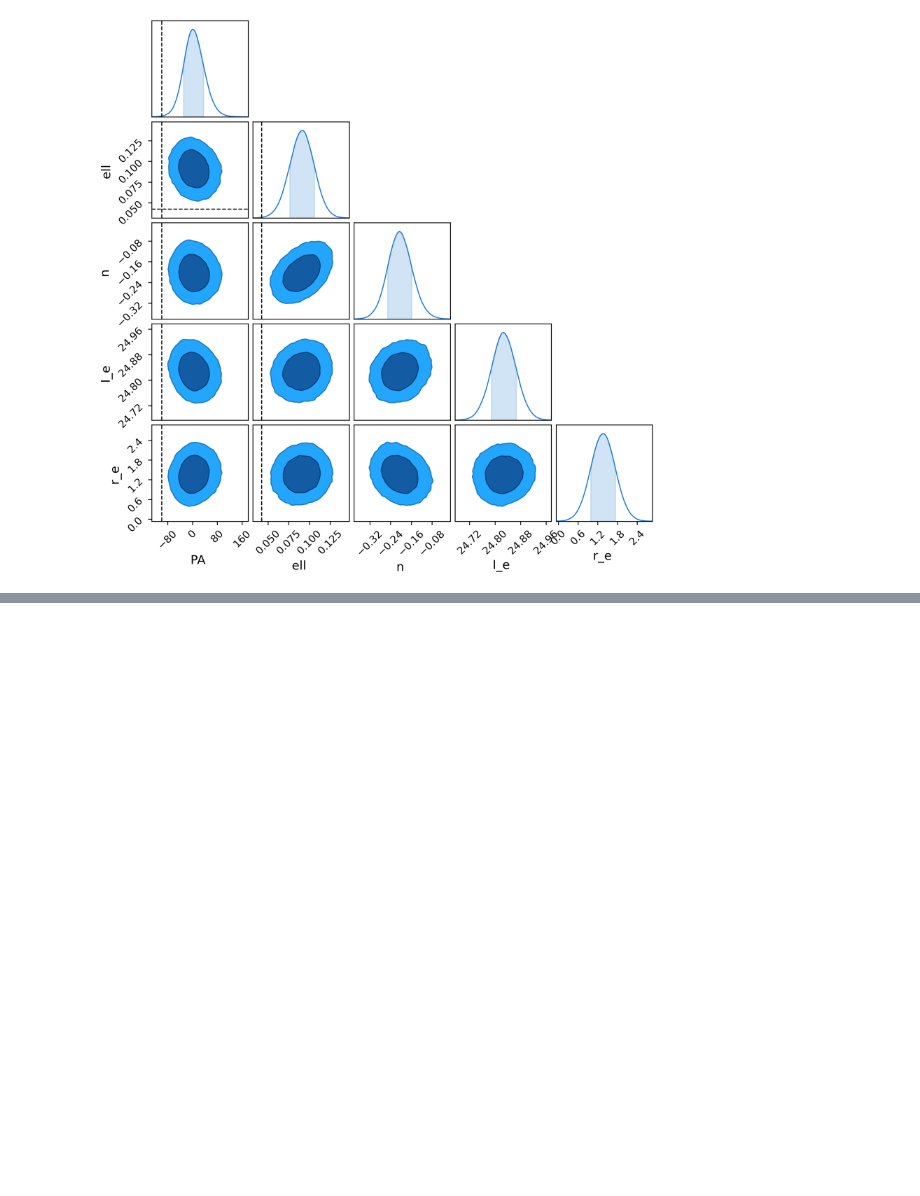
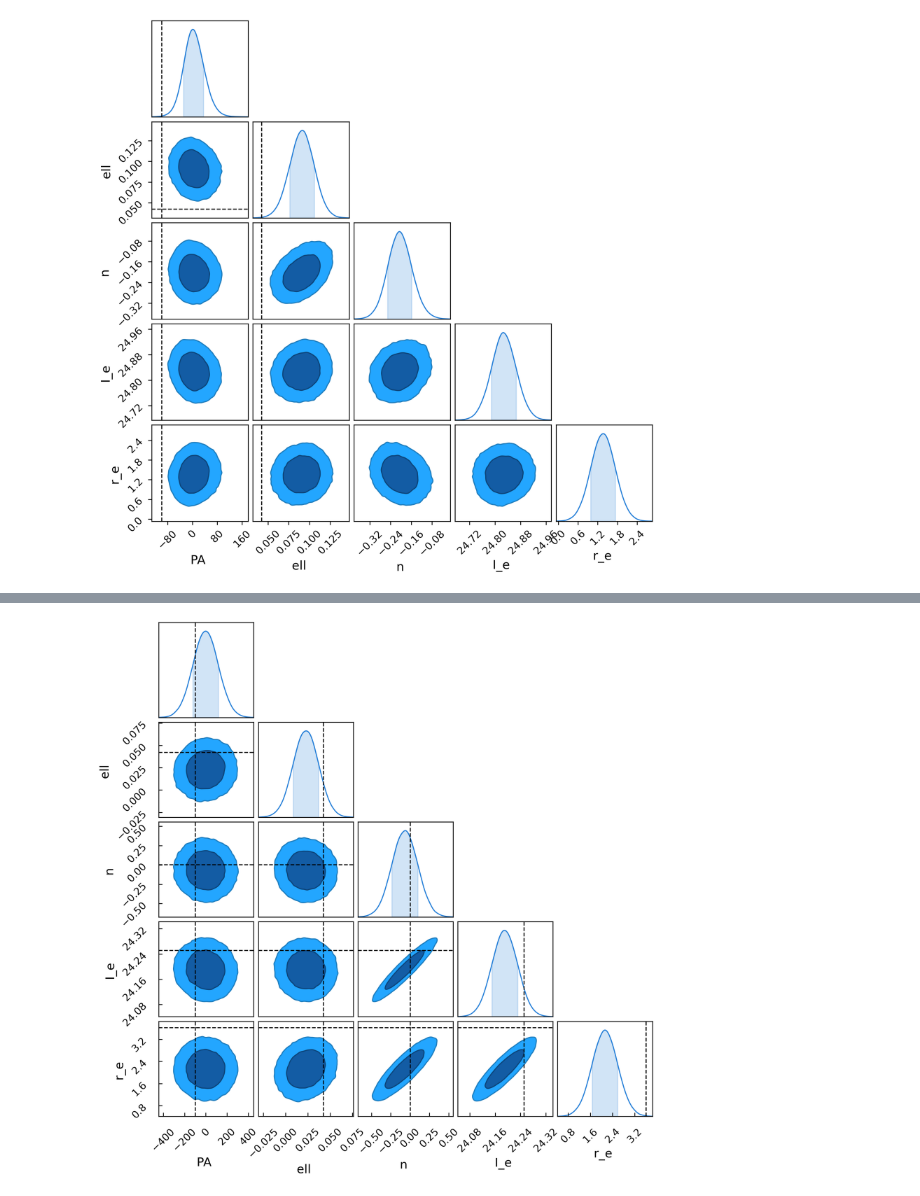
Before and after one commit to dtanoglidis/BNN_Adaptation, a Jupyter notebook: notebooks/no inference BNN .ipynb, the cells around one changed output, grey strips where cells are left out. Drawn from its saved outputs; the diff is of its cells as text; code cells hidden in the pictures; blank space fills up the shorter version.

```diff
--- a/notebooks/no inference BNN .ipynb
+++ b/notebooks/no inference BNN .ipynb
@@ -140,0 +178,5 @@ inv_gaussian_samples[inv_gaussian_samples!=None]
+# %%
+plot_one_chain(inverted_ood_on_gaussian, ood_on_gaussian_y_keep, 'ood_gaussian', 100)
+Image(filename='no_inference_plots/one_chain_ood_gaussian_100.png')
+# %% [output]
+[figure, added]
```
Also changed, not shown: parts of 36 cells of this notebook, 5 other files.
